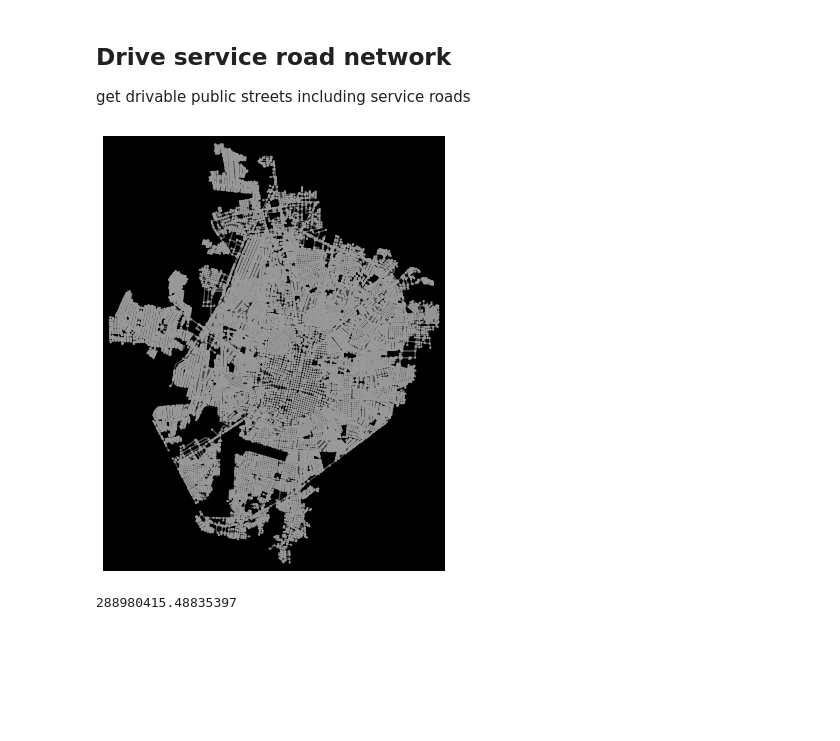
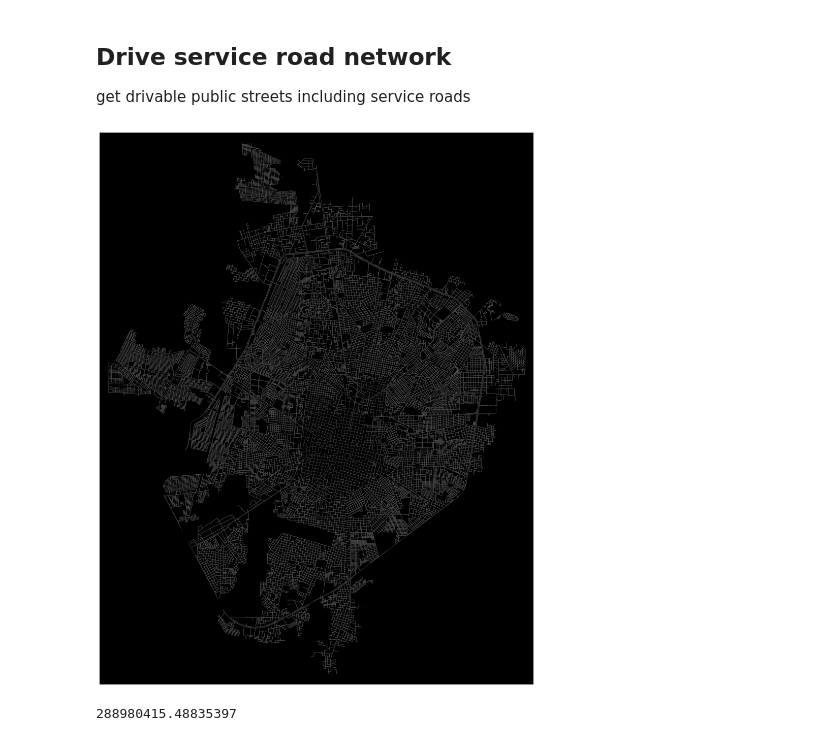
Before and after one commit to gperaza/road-network, a Jupyter notebook: notebooks/obtaining network.ipynb, the cells around one changed output. Drawn from its saved outputs; the diff is of its cells as text; code cells hidden in the pictures; blank space fills up the shorter version.

Commit message:
change plot_graph figsize

```diff
--- a/notebooks/obtaining network.ipynb
+++ b/notebooks/obtaining network.ipynb
@@ -71,10 +71,10 @@ G_service = ox.graph_from_place(place, network_type='drive_service')
 # %%
 G_service_proj = ox.project_graph(G_service)
 # %%
-fig, ax = ox.plot_graph(G_service_proj, bgcolor='k', node_size=5, node_color='#999999', node_edgecolor='none', node_zorder=2,
-                        edge_color='#555555', edge_linewidth=1, edge_alpha=1)
+fig, ax = ox.plot_graph(G_service_proj, bgcolor='k', node_size=0, node_color='#999999', node_edgecolor='none', node_zorder=2,
+                        edge_color='#555555', edge_linewidth=0.5, edge_alpha=1, figsize=(20,20))
 # %% [output]
-[figure, old version]
+[figure, new version]
 # %%
 # what sized area does our network cover in square meters?
 nodes_proj = ox.graph_to_gdfs(G_service_proj, edges=False)
```
Also changed, not shown: parts of 1 cell of this notebook.
